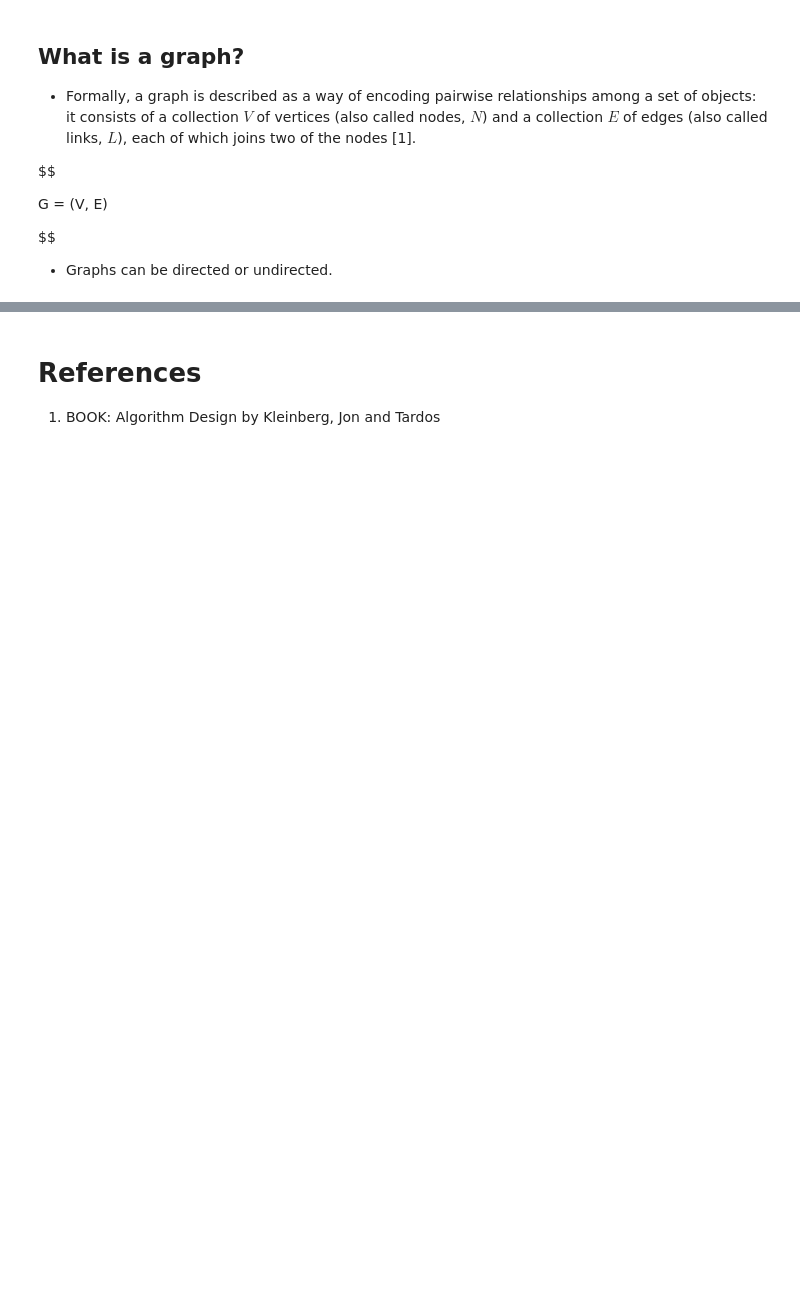
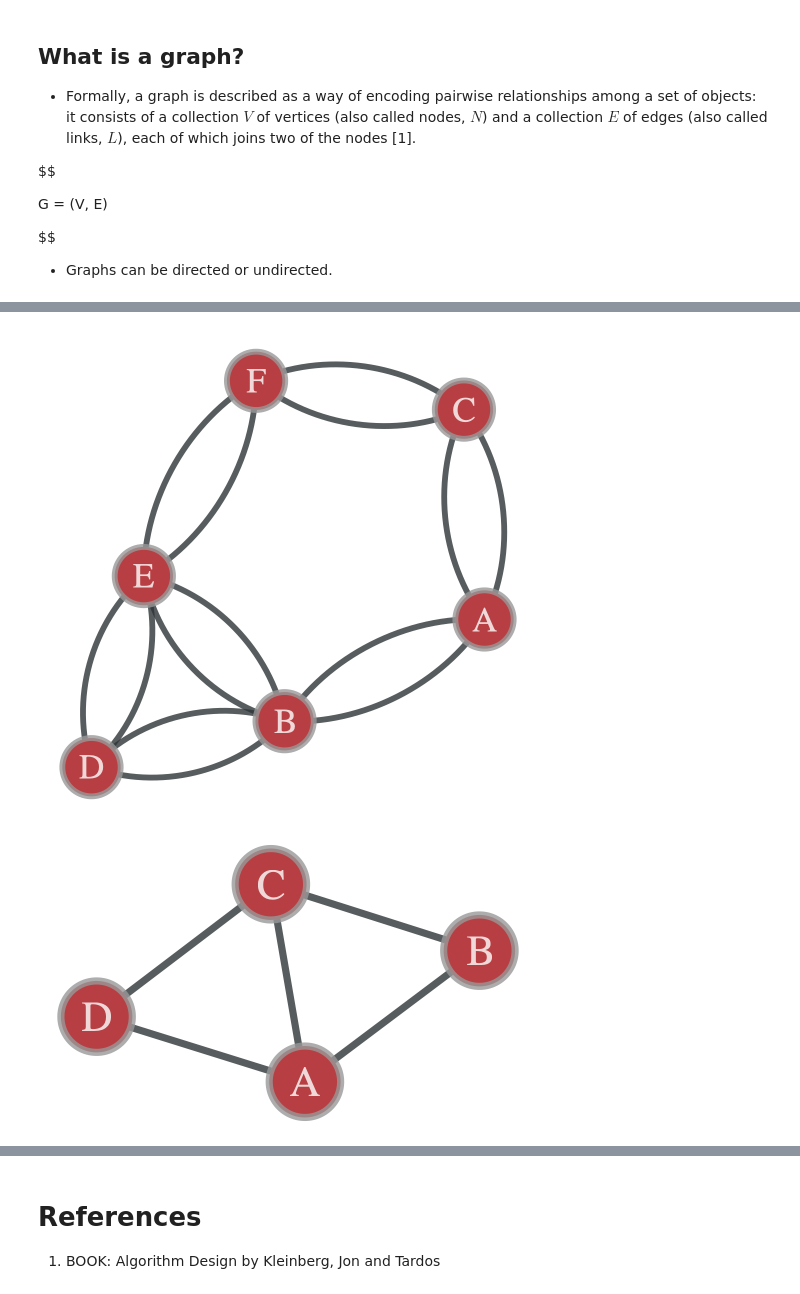
Before and after one commit to Brinkley97/applied_data_structures_and_algorithms, a Jupyter notebook: framework/examples/graph_creation_from_dict.ipynb, the cells around one changed output, grey strips where cells are left out. Saved outputs shown, nothing was run; the diff lists cells and outputs as text; code cells hidden in the pictures; blank space fills up the shorter version.

```diff
--- a/framework/examples/graph_creation_from_dict.ipynb
+++ b/framework/examples/graph_creation_from_dict.ipynb
@@ -74,3 +115,3 @@ nx_graph_visual.visualize(nx_graph)
 # %%
 gt_graph_class = LoadGraphTool()
-# gt_graph_visual = VisualizeGraphTool()
+gt_graph_visual = VisualizeGraphTool()
@@ -78,0 +118,10 @@ gt_graph = gt_graph_class.dict_to_graph(undirected_graph, directed=False, all_in
+# %%
+gt_graph1 = gt_graph_class.dict_to_graph(graph1, directed=False)
+gt_graph2 = gt_graph_class.dict_to_graph(graph2, directed=False)
+gt_graph3 = gt_graph_class.dict_to_graph(graph3, directed=False, integer_node_ids=True)
+gt_graph_visual.visualize(gt_graph1)
+gt_graph_visual.visualize(gt_graph2)
+gt_graph_visual.visualize(gt_graph3)
+# %% [output]
+[figure, added]
+[figure, added]
```
Also changed, not shown: parts of 10 cells of this notebook, 2 other files.
